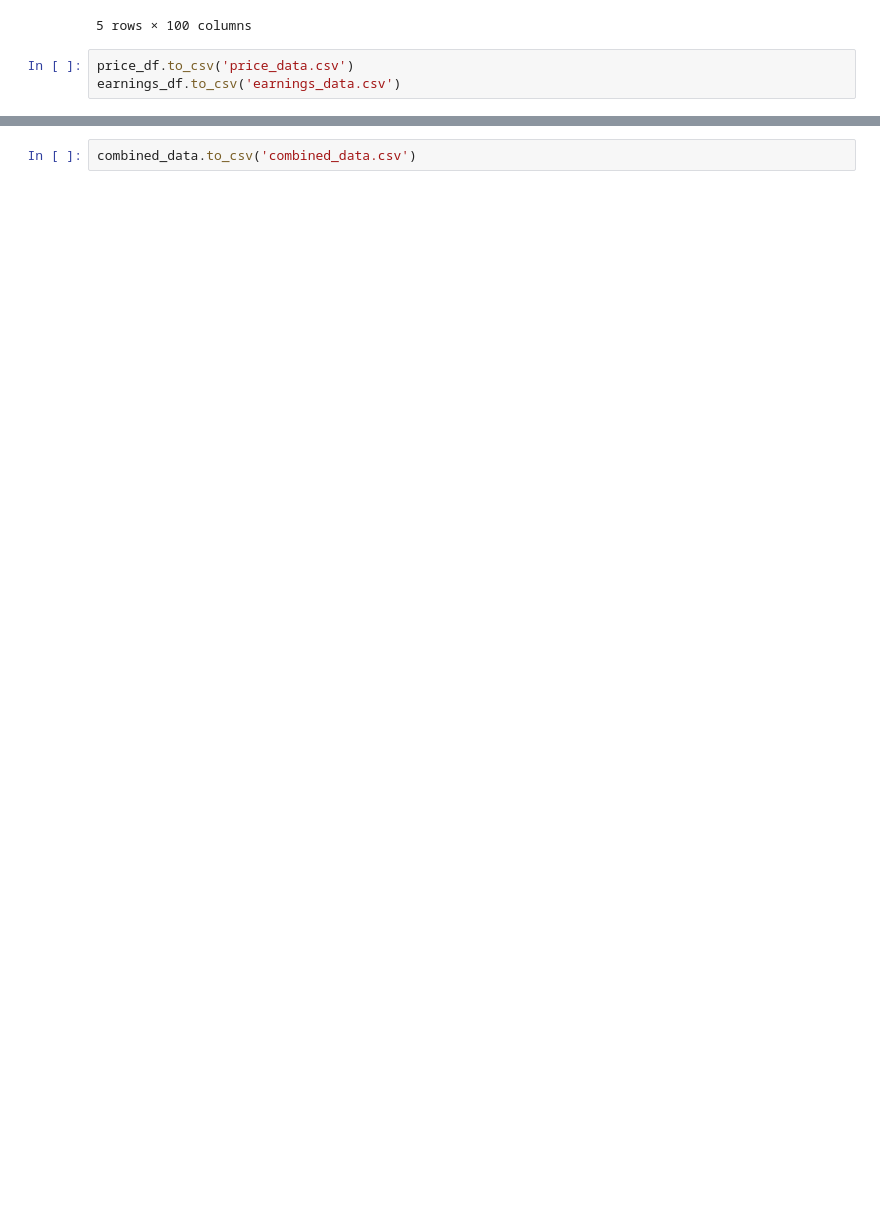
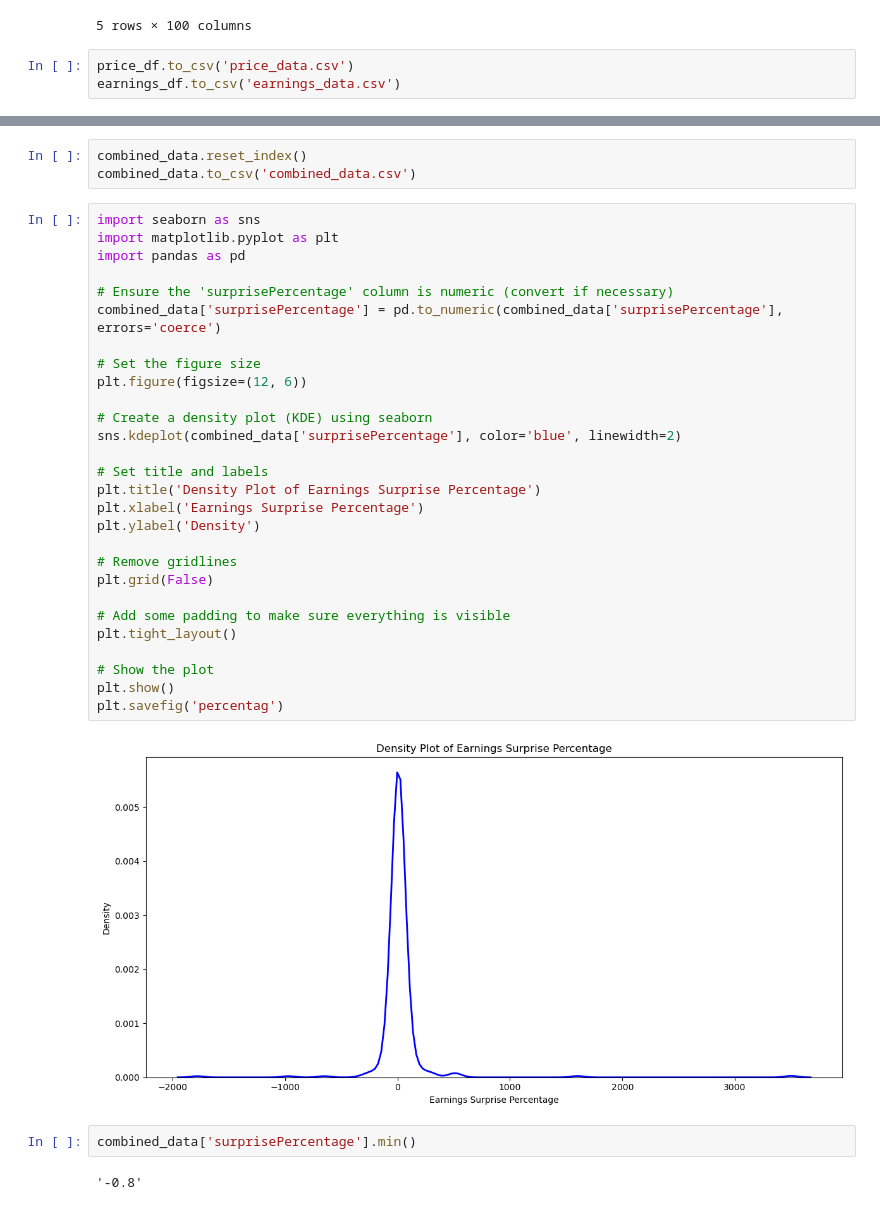
Before and after one commit to skolten27/my-blog, a Jupyter notebook: post_2.ipynb, the cells around one changed output, grey strips where cells are left out. Cells and saved outputs as stored; diff of their text form; blank space fills up the shorter version.

```diff
--- a/post_2.ipynb
+++ b/post_2.ipynb
@@ -176,2 +181,37 @@ combined_data
 # %%
+combined_data.reset_index()
 combined_data.to_csv('combined_data.csv')
+# %%
+import seaborn as sns
+import matplotlib.pyplot as plt
+import pandas as pd
+
+# Ensure the 'surprisePercentage' column is numeric (convert if necessary)
+combined_data['surprisePercentage'] = pd.to_numeric(combined_data['surprisePercentage'], errors='coerce')
+
+# Set the figure size
+plt.figure(figsize=(12, 6))
+
+# Create a density plot (KDE) using seaborn
+sns.kdeplot(combined_data['surprisePercentage'], color='blue', linewidth=2)
+
+# Set title and labels
+plt.title('Density Plot of Earnings Surprise Percentage')
+plt.xlabel('Earnings Surprise Percentage')
+plt.ylabel('Density')
+
+# Remove gridlines
+plt.grid(False)
+
+# Add some padding to make sure everything is visible
+plt.tight_layout()
+
+# Show the plot
+plt.show()
+plt.savefig('percentag')
+# %% [output]
+[figure, added]
+# %%
+combined_data['surprisePercentage'].min()
+# %% [output]
+'-0.8'
```
Also changed, not shown: parts of 5 cells of this notebook, 3 other files.
